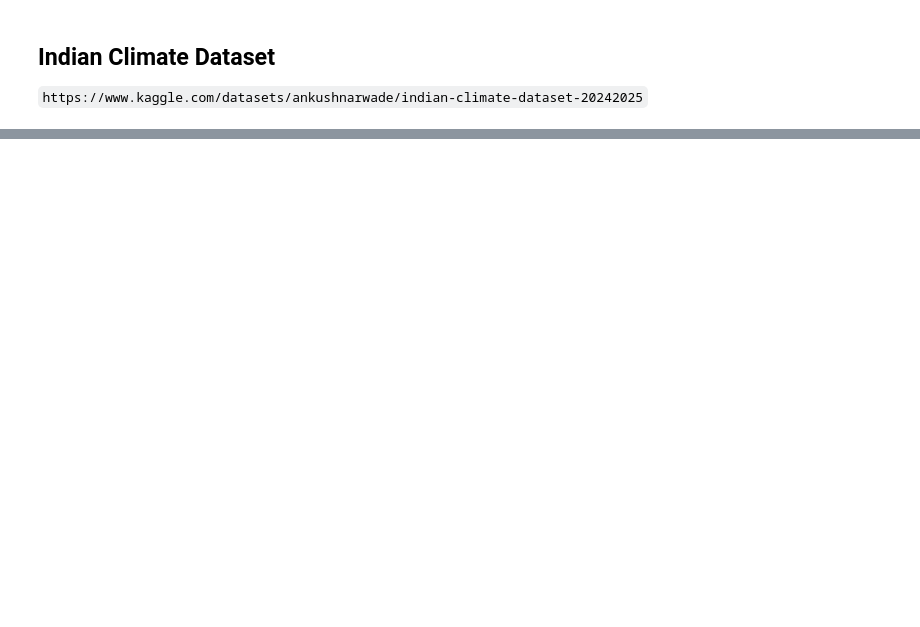
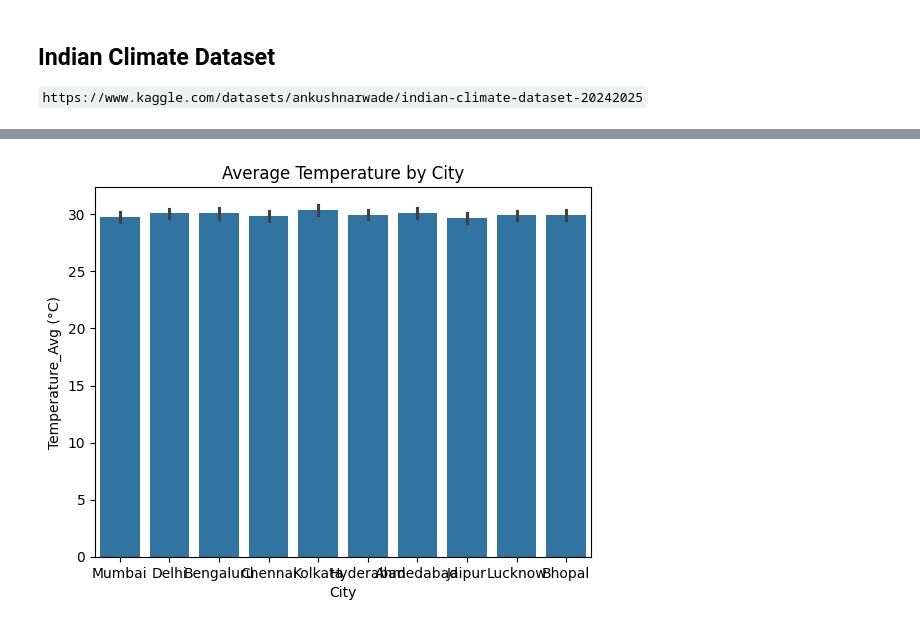
Before and after one commit to fahim-506/eda-with-python, a Jupyter notebook: practice_dataset/data_manipulation.ipynb, the cells around one changed output, grey strips where cells are left out. Drawn from its saved outputs; the diff is of its cells as text; code cells hidden in the pictures; blank space fills up the shorter version.

```diff
--- a/practice_dataset/data_manipulation.ipynb
+++ b/practice_dataset/data_manipulation.ipynb
@@ -23,0 +154,6 @@ df
+# %%
+sns.barplot(x="City", y="Temperature_Avg (°C)", data=df)
+plt.title("Average Temperature by City")
+plt.show()
+# %% [output]
+[figure, added]
```
Also changed, not shown: parts of 62 cells of this notebook.
